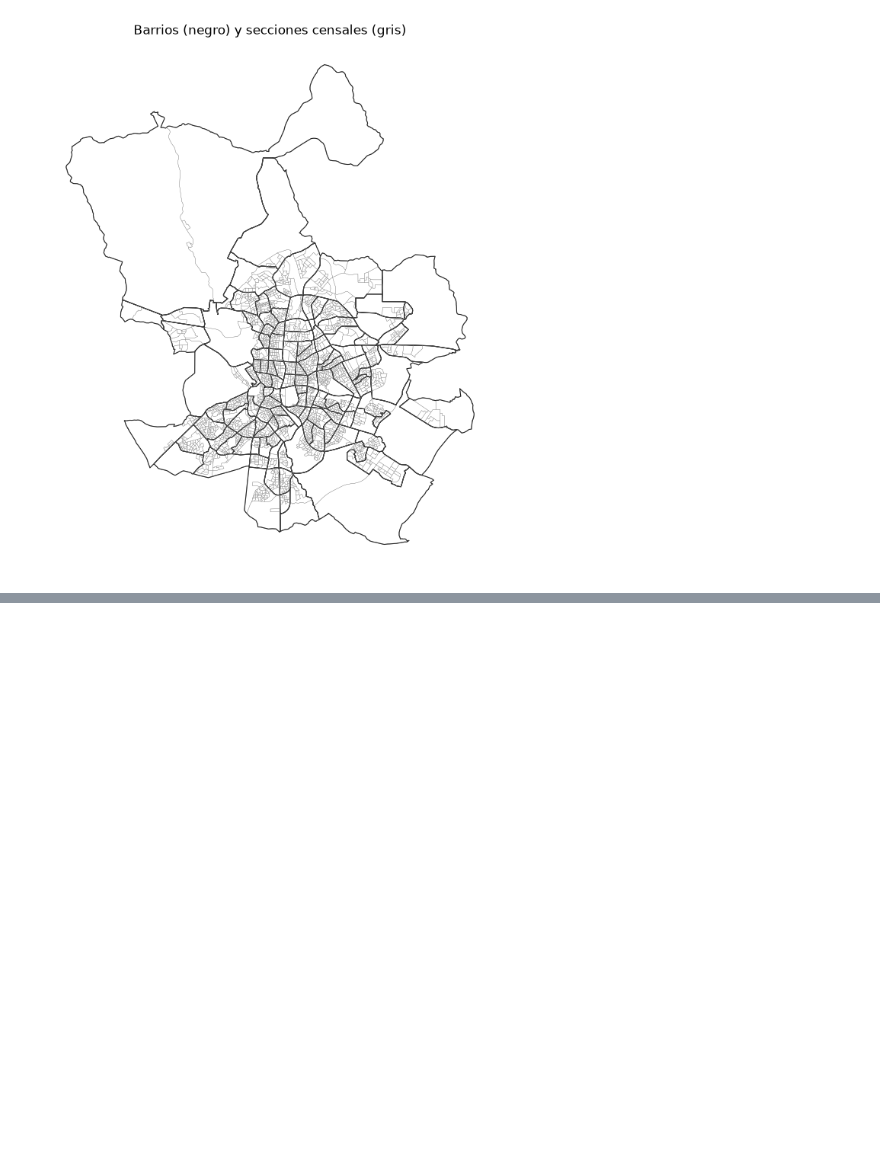
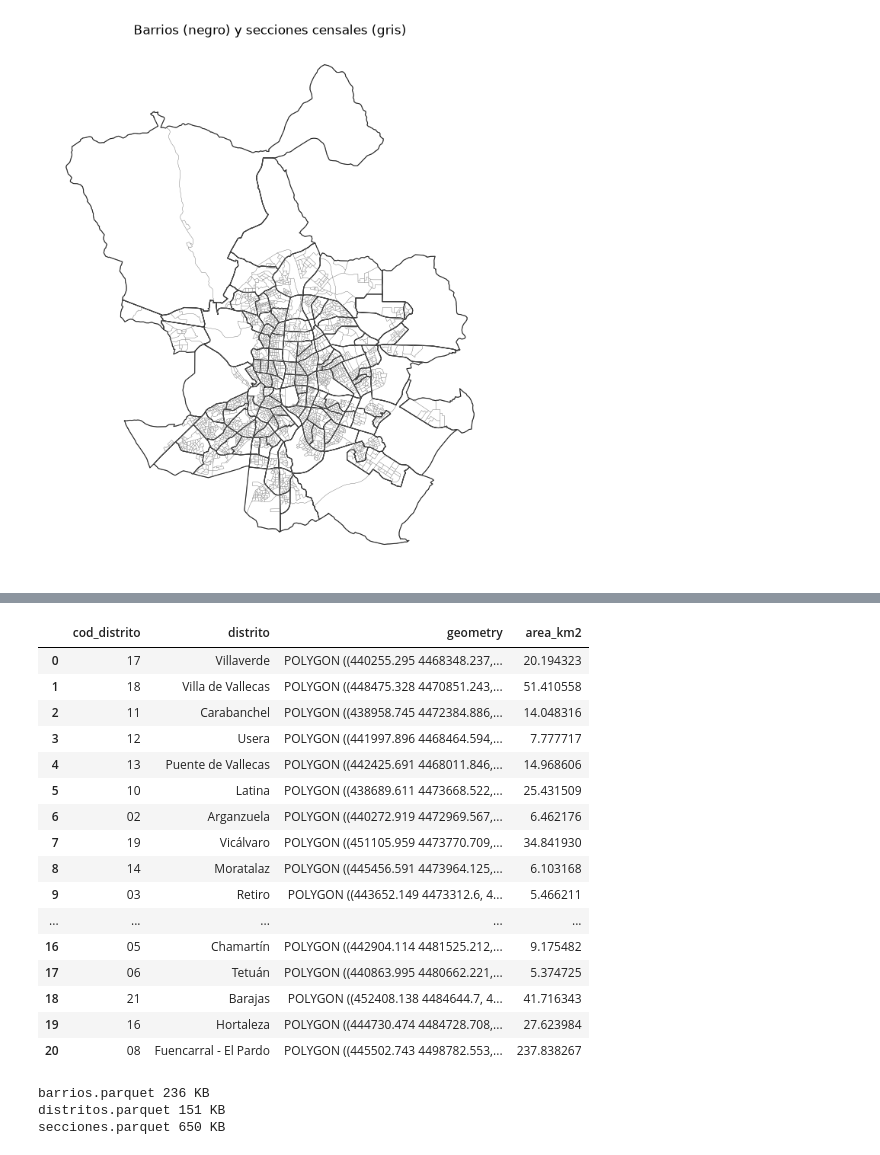
Before and after one commit to pzueco/donde-vivir-madrid, a Jupyter notebook: notebooks/01_barrios.ipynb, the cells around one changed output, grey strips where cells are left out. Cells and saved outputs as stored; diff of their text form; code cells hidden in the pictures; blank space fills up the shorter version.

Commit message:
Secciones censales con código INE y validación contra barrios

```diff
--- a/notebooks/01_barrios.ipynb
+++ b/notebooks/01_barrios.ipynb
@@ -166,0 +205,36 @@ Text(0.5, 1.0, 'Barrios (negro) y secciones censales (gris)')
+# %%
+distritos_limpio = (
+    distritos[["COD_DIS", "NOMBRE", "geometry"]]
+    .rename(columns={"COD_DIS": "cod_distrito", "NOMBRE": "distrito"})
+)
+distritos_limpio["cod_distrito"] = distritos_limpio["cod_distrito"].astype(int).astype(str).str.zfill(2)
+distritos_limpio["area_km2"] = distritos_limpio.geometry.area / 1e6
+distritos_limpio
+# %% [output]
+|  | cod_distrito | distrito | geometry | area_km2 |
+| 0 | 17 | Villaverde | POLYGON ((440255.295 4468348.237,... | 20.194323 |
+| 1 | 18 | Villa de Vallecas | POLYGON ((448475.328 4470851.243,... | 51.410558 |
+| 2 | 11 | Carabanchel | POLYGON ((438958.745 4472384.886,... | 14.048316 |
+| 3 | 12 | Usera | POLYGON ((441997.896 4468464.594,... | 7.777717 |
+| 4 | 13 | Puente de Vallecas | POLYGON ((442425.691 4468011.846,... | 14.968606 |
+| 5 | 10 | Latina | POLYGON ((438689.611 4473668.522,... | 25.431509 |
+| 6 | 02 | Arganzuela | POLYGON ((440272.919 4472969.567,... | 6.462176 |
+| 7 | 19 | Vicálvaro | POLYGON ((451105.959 4473770.709,... | 34.841930 |
+| 8 | 14 | Moratalaz | POLYGON ((445456.591 4473964.125,... | 6.103168 |
+| 9 | 03 | Retiro | POLYGON ((443652.149 4473312.6, 4... | 5.466211 |
+| ... | ... | ... | ... | ... |
+| 16 | 05 | Chamartín | POLYGON ((442904.114 4481525.212,... | 9.175482 |
+| 17 | 06 | Tetuán | POLYGON ((440863.995 4480662.221,... | 5.374725 |
+| 18 | 21 | Barajas | POLYGON ((452408.138 4484644.7, 4... | 41.716343 |
+| 19 | 16 | Hortaleza | POLYGON ((444730.474 4484728.708,... | 27.623984 |
+| 20 | 08 | Fuencarral - El Pardo | POLYGON ((445502.743 4498782.553,... | 237.838267 |
+# %%
+secciones_limpio.to_parquet(PROCESSED / "secciones.parquet")
+distritos_limpio.to_parquet(PROCESSED / "distritos.parquet")
+
+for f in sorted(PROCESSED.glob("*.parquet")):
+    print(f.name, round(f.stat().st_size / 1024), "KB")
+# %% [output]
+barrios.parquet 236 KB
+distritos.parquet 151 KB
+secciones.parquet 650 KB
```
Also changed, not shown: parts of 2 cells of this notebook.
